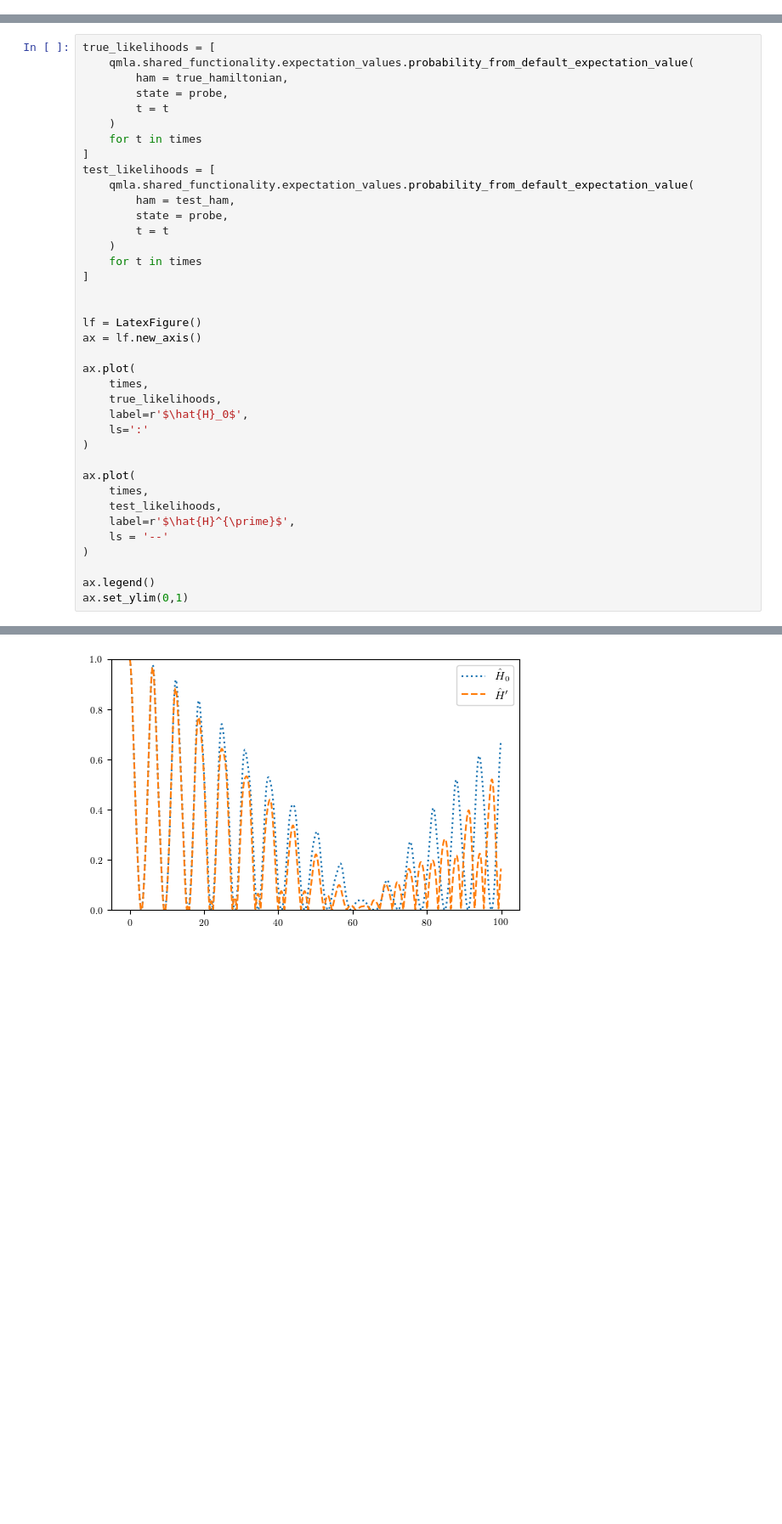
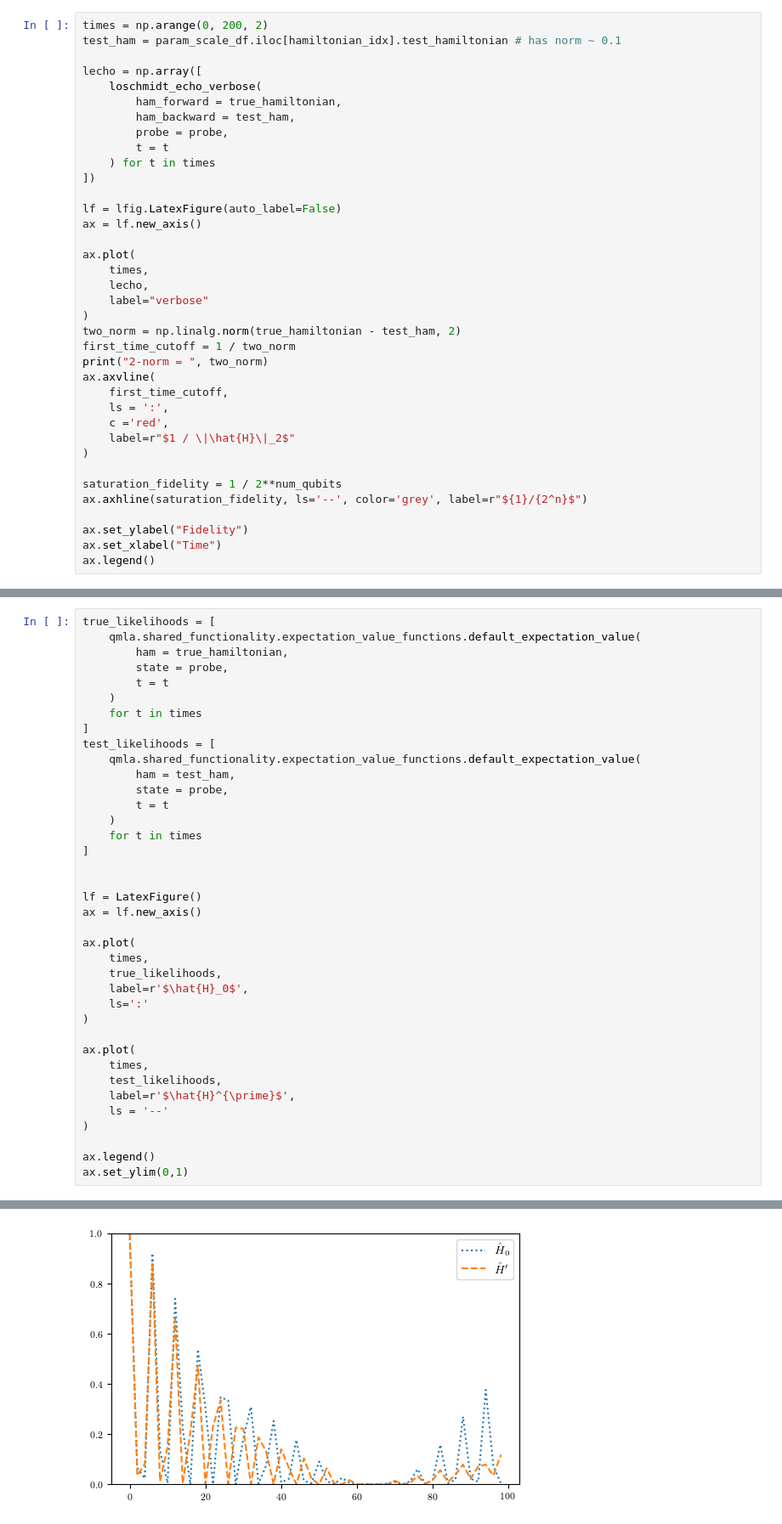
Before and after one commit to flynnbr11/schrodingers_catwalk, a Jupyter notebook: figure_development/Loschmidt echo.ipynb, the cells around one changed output, grey strips where cells are left out. Shown: that part at 85% size. Saved outputs shown, nothing was run; the diff lists cells and outputs as text; blank space fills up the shorter version.

Commit message:
updated loschmidt chapter

```diff
--- a/figure_development/Loschmidt echo.ipynb
+++ b/figure_development/Loschmidt echo.ipynb
@@ -134,0 +142,37 @@ plt.axhline(saturation_fidelity, ls='--', color='grey')
+# %%
+times = np.arange(0, 200, 2)
+test_ham = param_scale_df.iloc[hamiltonian_idx].test_hamiltonian # has norm ~ 0.1
+
+lecho = np.array([
+    loschmidt_echo_verbose(
+        ham_forward = true_hamiltonian,
+        ham_backward = test_ham,
+        probe = probe,
+        t = t
+    ) for t in times
+])
+
+lf = lfig.LatexFigure(auto_label=False)
+ax = lf.new_axis()
+
+ax.plot(
+    times,
+    lecho,
+    label="verbose"
+)
+two_norm = np.linalg.norm(true_hamiltonian - test_ham, 2)
+first_time_cutoff = 1 / two_norm
+print("2-norm = ", two_norm)
+ax.axvline(
+    first_time_cutoff,
+    ls = ':',
+    c ='red',
+    label=r"$1 / \|\hat{H}\|_2$"
+)
+
+saturation_fidelity = 1 / 2**num_qubits
+ax.axhline(saturation_fidelity, ls='--', color='grey', label=r"${1}/{2^n}$")
+
+ax.set_ylabel("Fidelity")
+ax.set_xlabel("Time")
+ax.legend()
@@ -135,6 +183,6 @@ plt.axhline(saturation_fidelity, ls='--', color='grey')
 # %%
 true_likelihoods = [
-    qmla.shared_functionality.expectation_values.probability_from_default_expectation_value(
+    qmla.shared_functionality.expectation_value_functions.default_expectation_value(
         ham = true_hamiltonian,
         state = probe,
         t = t
@@ -142,34 +190,34 @@ true_likelihoods = [
     for t in times
 ]
 test_likelihoods = [
-    qmla.shared_functionality.expectation_values.probability_from_default_expectation_value(
+    qmla.shared_functionality.expectation_value_functions.default_expectation_value(
         ham = test_ham,
         state = probe,
         t = t
     )
     for t in times
 ]
 
 
 lf = LatexFigure()
 ax = lf.new_axis()
 
 ax.plot(
     times,
     true_likelihoods,
     label=r'$\hat{H}_0$',
     ls=':'
 )
 
 ax.plot(
     times,
     test_likelihoods,
     label=r'$\hat{H}^{\prime}$',
     ls = '--'
 )
 
 ax.legend()
 ax.set_ylim(0,1)
 # %% [output]
 (0, 1)
-[figure, old version]
+[figure, new version]
```
Also changed, not shown: parts of 11 cells of this notebook, 2 other files.
